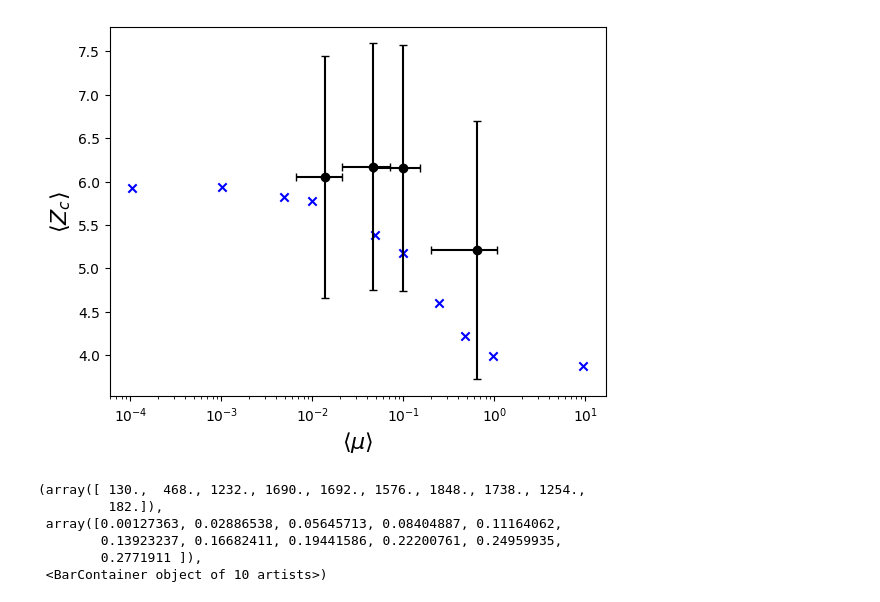
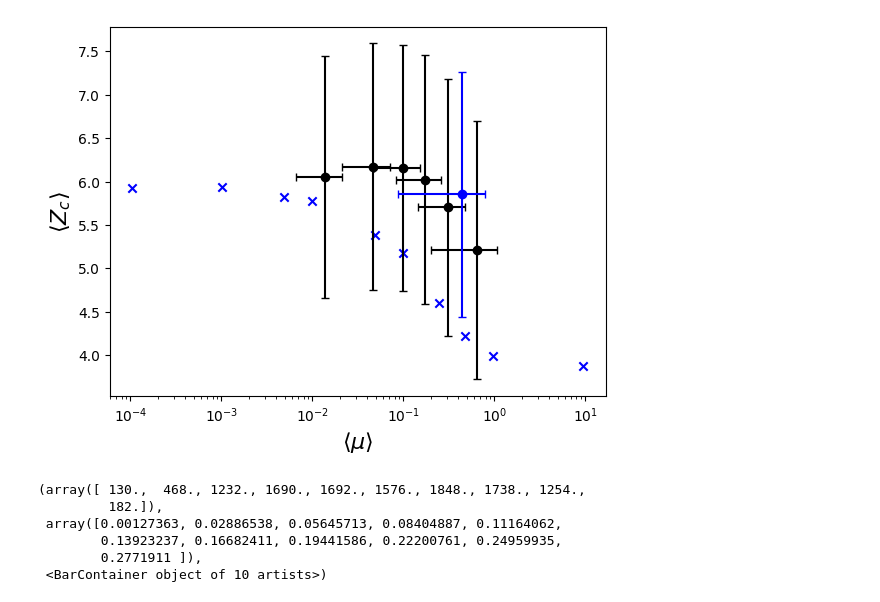
Before and after one commit to mmccraw98/notebooks-spring-26, a Jupyter notebook: 01/grant/analyzing-server-data/testing-jamming.ipynb, the cells around one changed output. Saved outputs shown, nothing was run; the diff lists cells and outputs as text; code cells hidden in the pictures.

```diff
--- a/01/grant/analyzing-server-data/testing-jamming.ipynb
+++ b/01/grant/analyzing-server-data/testing-jamming.ipynb
@@ -75,31 +75,48 @@ plt.show()
 # %%
 p_rad = 0.5
 
 
+phi_data = np.load('data/phi_large.npz')
 z_data = np.load('data/z_clump_large.npz')
 mu_data = np.load('data/mu_clump_large.npz')
 for arad in np.unique(phi_data['arad']):
     z_mask = z_data['arad'] == arad
     mu_mask = mu_data['arad'] == arad
     mu_vals = mu_data['val'][mu_mask]
     z_vals = z_data['val'][z_mask]
     plt.errorbar(
         np.mean(mu_vals), np.mean(z_vals),
         xerr=np.std(mu_vals),
         yerr=np.std(z_vals),
         fmt='ok',
         capsize=3,
     )
 
+phi_data = np.load('data/phi_large_with_core.npz')
+z_data = np.load('data/z_clump_large_with_core.npz')
+mu_data = np.load('data/mu_clump_large_with_core.npz')
+for arad in np.unique(phi_data['arad']):
+    z_mask = z_data['arad'] == arad
+    mu_mask = mu_data['arad'] == arad
+    mu_vals = mu_data['val'][mu_mask]
+    z_vals = z_data['val'][z_mask]
+    plt.errorbar(
+        np.mean(mu_vals), np.mean(z_vals),
+        xerr=np.std(mu_vals),
+        yerr=np.std(z_vals),
+        fmt='ob',
+        capsize=3,
+    )
+
 plt.scatter(silbert_zc[:, 0], silbert_zc[:, 1], c='b', marker='x')
 
 plt.xscale('log')
 plt.xlabel(r'$\langle \mu \rangle$', fontsize=16)
 plt.ylabel(r'$\langle Z_c \rangle$', fontsize=16)
 plt.savefig('figures/jamming/z_c.png', dpi=600)
 plt.show()
 # %% [output]
-[figure, old version]
+[figure, new version]
 # %%
 root = '/Users/marshallmccraw/Projects/yale/data/s-26/grant/server-data/test-jamming/asperity_radius-0.25-nv-43/large/0'
 
```
Also changed, not shown: parts of 1 cell of this notebook, 48 other files.
